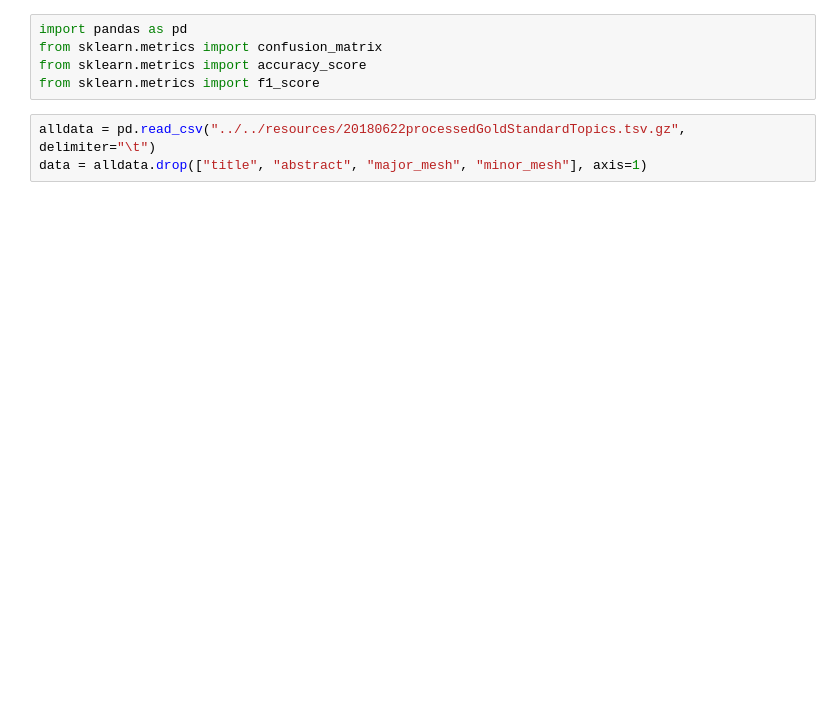
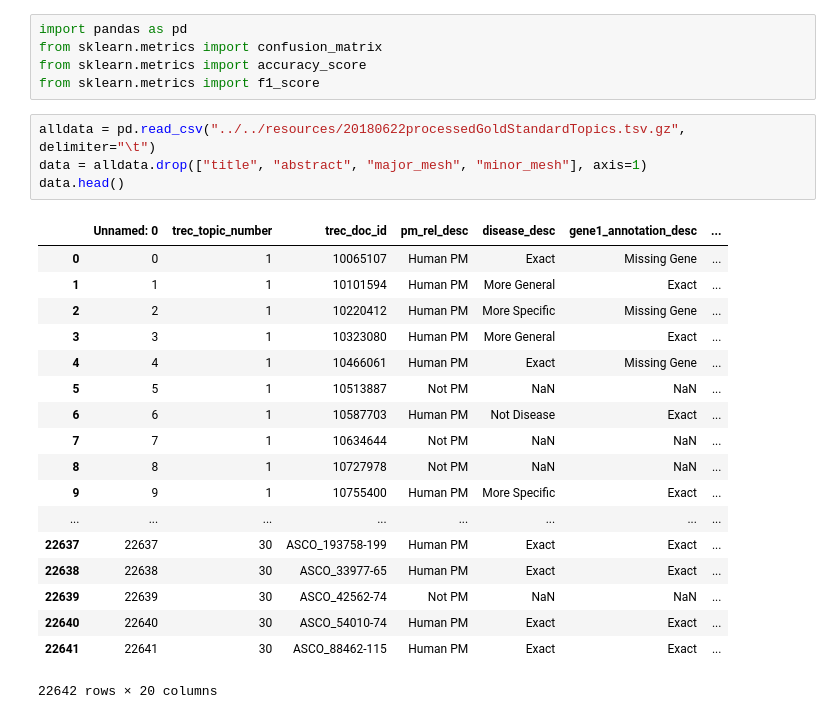
Before and after one commit to hyperlist/trec-pm, a Jupyter notebook: notebooks/sigir19/GSViewing.ipynb, the cells around one changed output. Saved outputs shown, nothing was run; the diff lists cells and outputs as text; blank space fills up the shorter version.

```diff
--- a/notebooks/sigir19/GSViewing.ipynb
+++ b/notebooks/sigir19/GSViewing.ipynb
@@ -6,3 +6,23 @@ from sklearn.metrics import f1_score
 # %%
 alldata = pd.read_csv("../../resources/20180622processedGoldStandardTopics.tsv.gz", delimiter="\t")
 data = alldata.drop(["title", "abstract", "major_mesh", "minor_mesh"], axis=1)
+data.head()
+# %% [output]
+|  | Unnamed: 0 | trec_topic_number | trec_doc_id | pm_rel_desc | disease_desc | gene1_annotation_desc | ... |
+| 0 | 0 | 1 | 10065107 | Human PM | Exact | Missing Gene | ... |
+| 1 | 1 | 1 | 10101594 | Human PM | More General | Exact | ... |
+| 2 | 2 | 1 | 10220412 | Human PM | More Specific | Missing Gene | ... |
+| 3 | 3 | 1 | 10323080 | Human PM | More General | Exact | ... |
+| 4 | 4 | 1 | 10466061 | Human PM | Exact | Missing Gene | ... |
+| 5 | 5 | 1 | 10513887 | Not PM | NaN | NaN | ... |
+| 6 | 6 | 1 | 10587703 | Human PM | Not Disease | Exact | ... |
+| 7 | 7 | 1 | 10634644 | Not PM | NaN | NaN | ... |
+| 8 | 8 | 1 | 10727978 | Not PM | NaN | NaN | ... |
+| 9 | 9 | 1 | 10755400 | Human PM | More Specific | Exact | ... |
+| ... | ... | ... | ... | ... | ... | ... | ... |
+| 22637 | 22637 | 30 | ASCO_193758-199 | Human PM | Exact | Exact | ... |
+| 22638 | 22638 | 30 | ASCO_33977-65 | Human PM | Exact | Exact | ... |
+| 22639 | 22639 | 30 | ASCO_42562-74 | Not PM | NaN | NaN | ... |
+| 22640 | 22640 | 30 | ASCO_54010-74 | Human PM | Exact | Exact | ... |
+| 22641 | 22641 | 30 | ASCO_88462-115 | Human PM | Exact | Exact | ... |
+22642 rows × 20 columns
```
Also changed, not shown: parts of 4 cells of this notebook, 3 other files.
